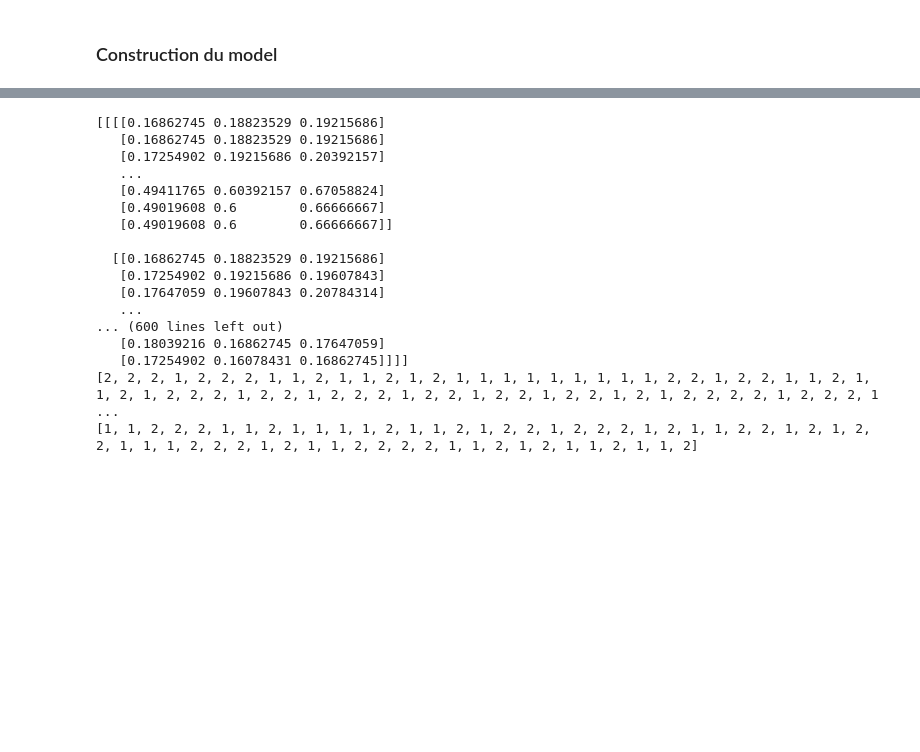
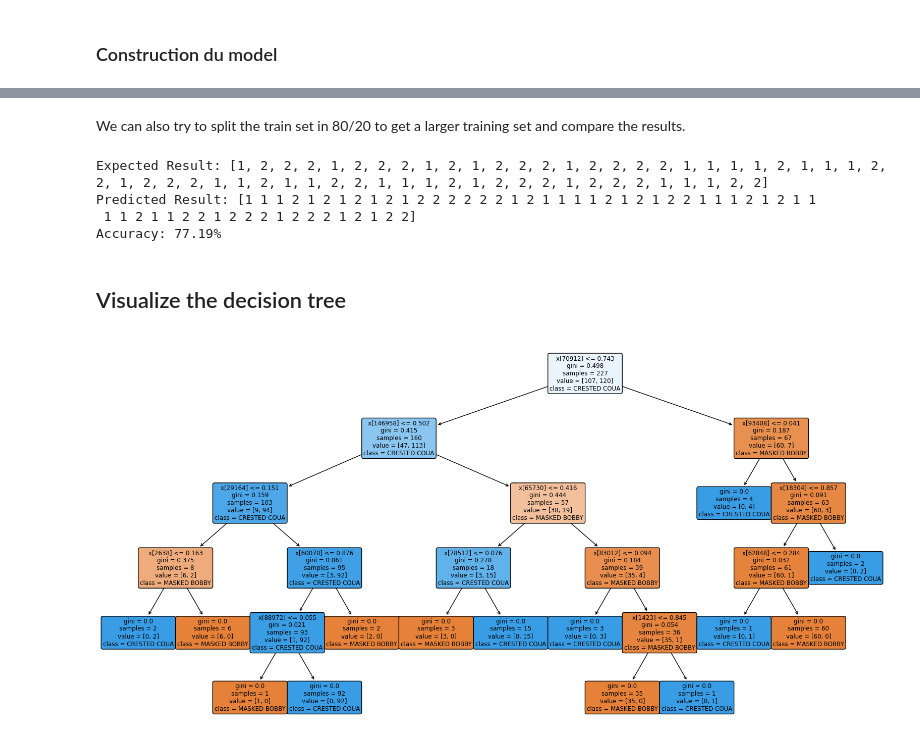
Before and after one commit to BirdIdentifier/BirdIdentifier, a Jupyter notebook: binary-tree.ipynb, the cells around one changed output, grey strips where cells are left out. Saved outputs shown, nothing was run; the diff lists cells and outputs as text; code cells hidden in the pictures; blank space fills up the shorter version.

Commit message:
added visualization to the binary tree :sparkles:

```diff
--- a/binary-tree.ipynb
+++ b/binary-tree.ipynb
@@ -9,9 +13,11 @@ import os
 import cv2
 import matplotlib.pyplot as plt
 
+CLASS_NAMES = ['MASKED BOBBY', 'CRESTED COUA']
+
 # Define the directory where your images are stored
-species1_img_dir = r'C:\Users\nico-dev\Desktop\bdd\train\MASKED BOOBY'
-species2_img_dir = r'C:\Users\nico-dev\Desktop\bdd\train\CRESTED COUA'
+species1_img_dir = r'C:\Users\nico-dev\Desktop\fac\birds database\train\MASKED BOOBY'
+species2_img_dir = r'C:\Users\nico-dev\Desktop\fac\birds database\train\CRESTED COUA'
 
 # Get the list of image file names
 s1_image_names = os.listdir(species1_img_dir)
@@ -48,8 +54,8 @@ Species 2 images:
 ### Chargement des jeux de test pour chaque espèce
 # %%
 # Define the directory where your images are stored
-species1_img_dir_TEST = r'C:\Users\nico-dev\Desktop\bdd\test\MASKED BOOBY'
-species2_img_dir_TEST = r'C:\Users\nico-dev\Desktop\bdd\test\CRESTED COUA'
+species1_img_dir_TEST = r'C:\Users\nico-dev\Desktop\fac\birds database\test\MASKED BOOBY'
+species2_img_dir_TEST = r'C:\Users\nico-dev\Desktop\fac\birds database\test\CRESTED COUA'
 
 # Get the list of image file names
 s1_image_names_TEST = os.listdir(species1_img_dir_TEST)
@@ -59,12 +65,12 @@ s2_image_names_TEST = os.listdir(species2_img_dir_TEST)
 s1_images_TEST = []
 for image in s1_image_names_TEST:
     img = cv2.imread(os.path.join(species1_img_dir_TEST, image))
-    s1_images.append(img)
+    s1_images_TEST.append(img)
 
 s2_images_TEST = []
 for image in s2_image_names_TEST:
     img = cv2.imread(os.path.join(species2_img_dir_TEST, image))
-    s2_images.append(img)
+    s2_images_TEST.append(img)
 
 # Print the loaded image names
 print("Species 1 images:")
@@ -147,36 +229,46 @@ labels = s1_labels + s2_labels
+# %% [markdown]
+We can also try to split the train set in 80/20 to get a larger training set and compare the results.
 # %%
-from sklearn import tree
-from sklearn.model_selection import train_test_split
+# here we split our data into training and testing sets
+X_train, X_test, y_train, y_test = train_test_split(processed_images, labels, test_size=0.2, random_state=42)
 
-X_train, X_test, y_train, y_test = train_test_split(processed_images, labels, test_size=0.2, random_state=42)
-print(X_train)
-print(X_test)
-print(y_train)
-print(y_test)
+# And then we do the same as before, train the model and predict on the test set
 
 # Initialize the model
-#clf = tree.DecisionTreeClassifier()
+clf = tree.DecisionTreeClassifier()
+
+# Flatten the images from 4D to 2D
+X_train = X_train.reshape(X_train.shape[0], -1)
+X_test = X_test.reshape(X_test.shape[0], -1)
 
 # Train the model
-#clf = clf.fit(X_train, y_train)
+clf = clf.fit(X_train, y_train)
 
 # Predict on the test set
-#predictions = clf.predict(X_test)
+predictions = clf.predict(X_test)
-# %% [output]
-[[[[0.16862745 0.18823529 0.19215686]
-   [0.16862745 0.18823529 0.19215686]
-   [0.17254902 0.19215686 0.20392157]
-   ...
-   [0.49411765 0.60392157 0.67058824]
-   [0.49019608 0.6        0.66666667]
-   [0.49019608 0.6        0.66666667]]
-
-  [[0.16862745 0.18823529 0.19215686]
-   [0.17254902 0.19215686 0.19607843]
-   [0.17647059 0.19607843 0.20784314]
-   ...
-... (600 lines left out)
-   [0.18039216 0.16862745 0.17647059]
-   [0.17254902 0.16078431 0.16862745]]]]
-[2, 2, 2, 1, 2, 2, 2, 1, 1, 2, 1, 1, 2, 1, 2, 1, 1, 1, 1, 1, 1, 1, 1, 1, 2, 2, 1, 2, 2, 1, 1, 2, 1, 1, 2, 1, 2, 2, 2, 1, 2, 2, 1, 2, 2, 2, 1, 2, 2, 1, 2, 2, 1, 2, 2, 1, 2, 1, 2, 2, 2, 2, 1, 2, 2, 2, 1 ...
-[1, 1, 2, 2, 2, 1, 1, 2, 1, 1, 1, 1, 2, 1, 1, 2, 1, 2, 2, 1, 2, 2, 2, 1, 2, 1, 1, 2, 2, 1, 2, 1, 2, 2, 1, 1, 1, 2, 2, 2, 1, 2, 1, 1, 2, 2, 2, 2, 1, 1, 2, 1, 2, 1, 1, 2, 1, 1, 2]
+# %%
+# Calculate and print the accuracy
+# Print the test labels
+print("Expected Result:", y_test)
+print("Predicted Result:", predictions)
+
+# Calculate and print the accuracy
+accuracy = accuracy_score(y_test, predictions)
+print("Accuracy: {:.2f}%".format(accuracy * 100))
+# %% [output]
+Expected Result: [1, 2, 2, 2, 1, 2, 2, 2, 1, 2, 1, 2, 2, 2, 1, 2, 2, 2, 2, 1, 1, 1, 1, 2, 1, 1, 1, 2, 2, 1, 2, 2, 2, 1, 1, 2, 1, 1, 2, 2, 1, 1, 1, 2, 1, 2, 2, 2, 1, 2, 2, 2, 1, 1, 1, 2, 2]
+Predicted Result: [1 1 1 2 1 2 1 2 1 2 1 2 2 2 2 2 2 1 2 1 1 1 1 2 1 2 1 2 2 1 1 1 2 1 2 1 1
+ 1 1 2 1 1 2 2 1 2 2 2 1 2 2 2 1 2 1 2 2]
+Accuracy: 77.19%
+# %% [markdown]
+## Visualize the decision tree
+# %%
+import matplotlib.pyplot as plt
+from sklearn.tree import plot_tree
+
+# Plot the decision tree
+plt.figure(figsize=(20,10))  # Set the figure size
+plot_tree(clf, filled=True, rounded=True, class_names=CLASS_NAMES)
+plt.show()
+# %% [output]
+[figure, added]
```
Also changed, not shown: parts of 7 cells of this notebook.
